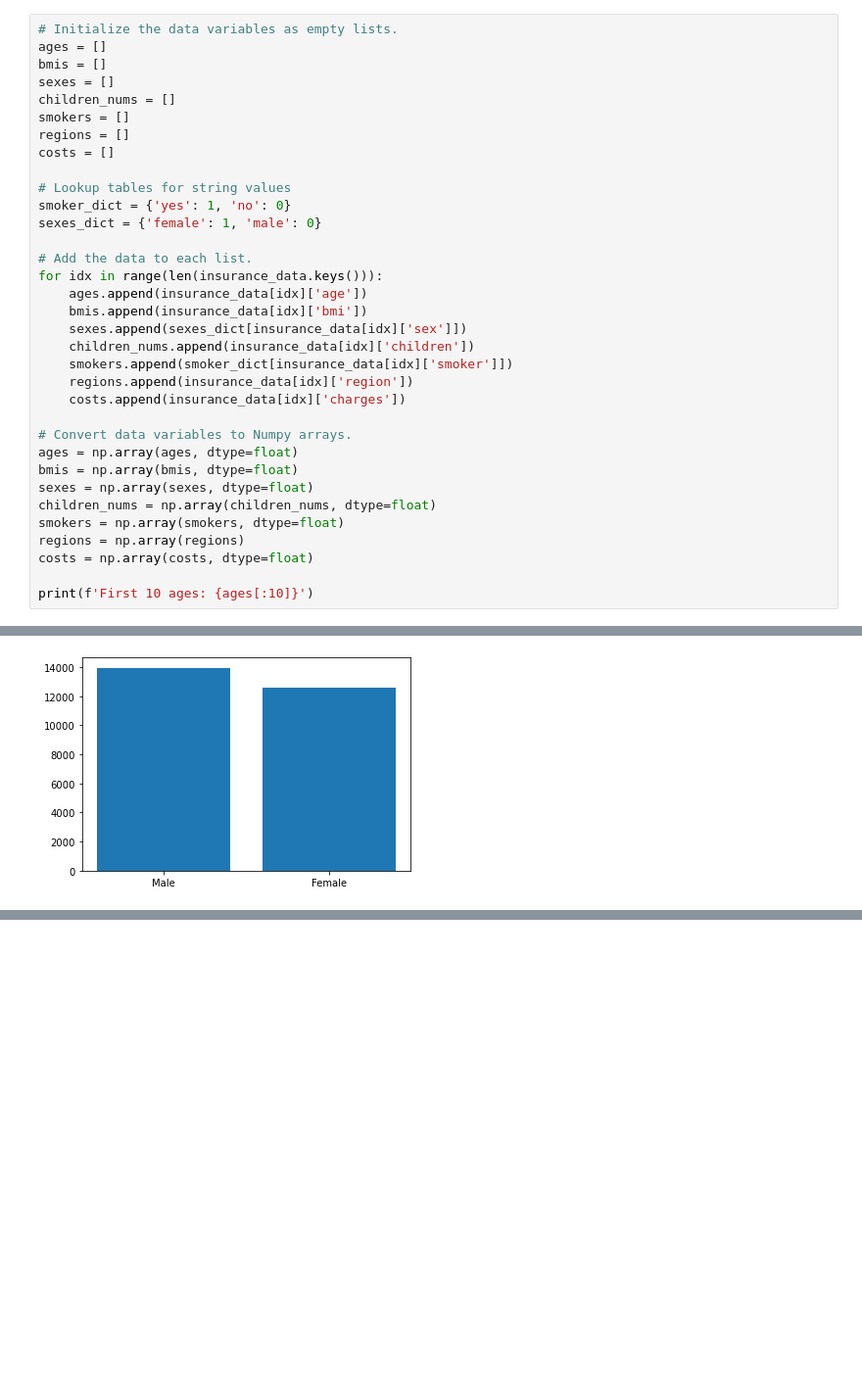
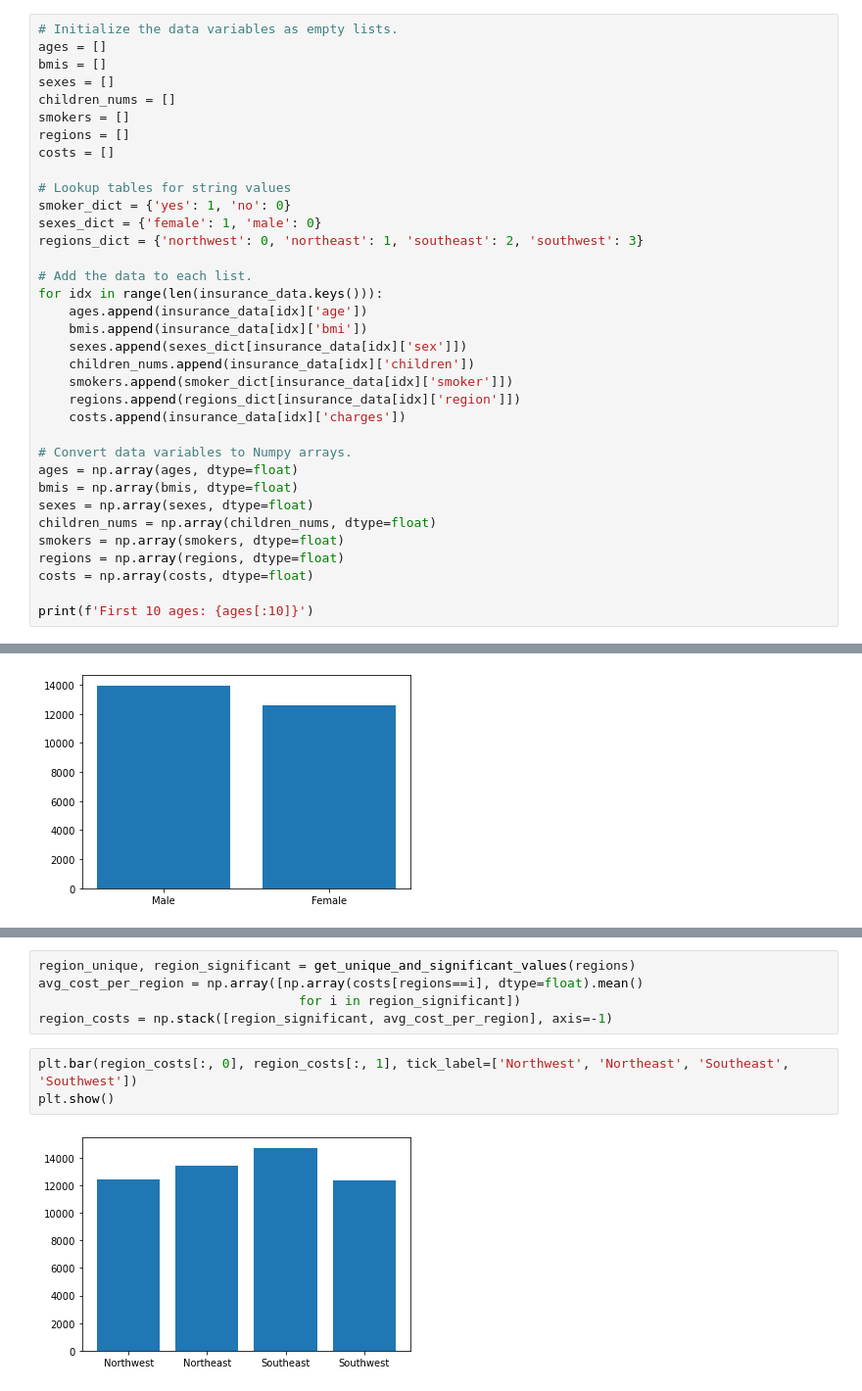
Before and after one commit to nelsen129/us-medical-insurance-costs, a Jupyter notebook: us-medical-insurance-costs.ipynb, the cells around one changed output, grey strips where cells are left out. Shown at 98% size. Cells and saved outputs as stored; diff of their text form; blank space fills up the shorter version.

Commit message:
Added region analysis

```diff
--- a/us-medical-insurance-costs.ipynb
+++ b/us-medical-insurance-costs.ipynb
@@ -36,6 +36,7 @@ costs = []
 # Lookup tables for string values
 smoker_dict = {'yes': 1, 'no': 0}
 sexes_dict = {'female': 1, 'male': 0}
+regions_dict = {'northwest': 0, 'northeast': 1, 'southeast': 2, 'southwest': 3}
 
 # Add the data to each list.
 for idx in range(len(insurance_data.keys())):
@@ -44,7 +45,7 @@ for idx in range(len(insurance_data.keys())):
     sexes.append(sexes_dict[insurance_data[idx]['sex']])
     children_nums.append(insurance_data[idx]['children'])
     smokers.append(smoker_dict[insurance_data[idx]['smoker']])
-    regions.append(insurance_data[idx]['region'])
+    regions.append(regions_dict[insurance_data[idx]['region']])
     costs.append(insurance_data[idx]['charges'])
 
 # Convert data variables to Numpy arrays.
@@ -53,7 +54,7 @@ bmis = np.array(bmis, dtype=float)
 sexes = np.array(sexes, dtype=float)
 children_nums = np.array(children_nums, dtype=float)
 smokers = np.array(smokers, dtype=float)
-regions = np.array(regions)
+regions = np.array(regions, dtype=float)
 costs = np.array(costs, dtype=float)
 
 print(f'First 10 ages: {ages[:10]}')
@@ -231,0 +247,10 @@ plt.show()
+# %%
+region_unique, region_significant = get_unique_and_significant_values(regions)
+avg_cost_per_region = np.array([np.array(costs[regions==i], dtype=float).mean()
+                                  for i in region_significant])
+region_costs = np.stack([region_significant, avg_cost_per_region], axis=-1)
+# %%
+plt.bar(region_costs[:, 0], region_costs[:, 1], tick_label=['Northwest', 'Northeast', 'Southeast', 'Southwest'])
+plt.show()
+# %% [output]
+[figure, added]
```
Also changed, not shown: parts of 5 cells of this notebook, 1 other file.
